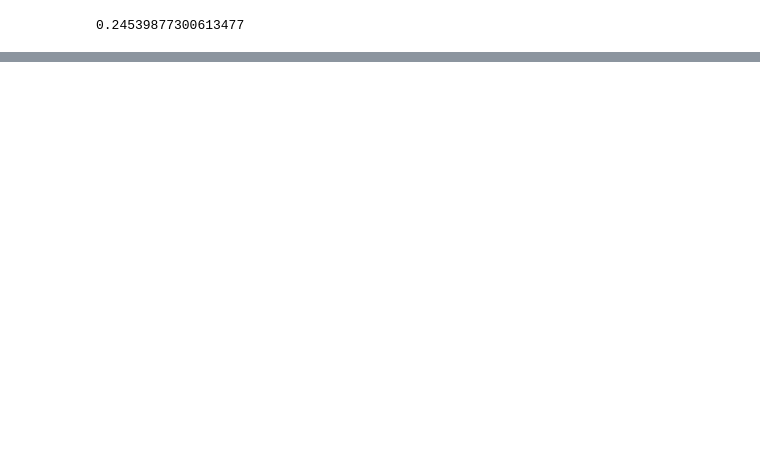
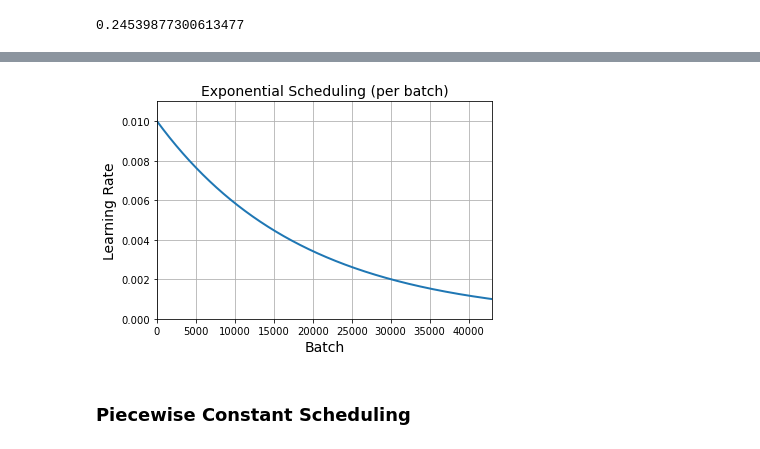
Before and after one commit to FaustoJuarez/Data-Science-Journey, a Jupyter notebook: Training Deep Neural Networks.ipynb, the cells around one changed output, grey strips where cells are left out. Drawn from its saved outputs; the diff is of its cells as text; code cells hidden in the pictures; blank space fills up the shorter version.

```diff
--- a/Training Deep Neural Networks.ipynb
+++ b/Training Deep Neural Networks.ipynb
@@ -529,0 +1134,14 @@ model_B_on_A.evaluate(X_test_B, y_test_B)
+# %%
+lr0 = 0.01
+model = build_model()
+optimizer = tf.keras.optimizers.SGD(learning_rate=lr0)
+model.compile(loss="sparse_categorical_crossentropy", optimizer=optimizer,
+              metrics=["accuracy"])
+# %%
+n_epochs = 25
+batch_size = 32
+n_steps = n_epochs * math.ceil(len(X_train) / batch_size)
+exp_decay = ExponentialDecay(n_steps)
+history = model.fit(X_train, y_train, epochs=n_epochs,
+                    validation_data=(X_valid, y_valid),
+                    callbacks=[exp_decay])
@@ -529,0 +1166,17 @@ model_B_on_A.evaluate(X_test_B, y_test_B)
+# %%
+n_steps = n_epochs * math.ceil(len(X_train) / batch_size)
+steps = np.arange(n_steps)
+decay_rate = 0.1
+lrs = lr0 * decay_rate ** (steps / n_steps)
+
+plt.plot(steps, lrs, "-", linewidth=2)
+plt.axis([0, n_steps - 1, 0, lr0 * 1.1])
+plt.xlabel("Batch")
+plt.ylabel("Learning Rate")
+plt.title("Exponential Scheduling (per batch)", fontsize=14)
+plt.grid(True)
+plt.show()
+# %% [output]
+[figure, added]
+# %% [markdown]
+### Piecewise Constant Scheduling
```
Also changed, not shown: parts of 100 cells of this notebook, 4 other files.
